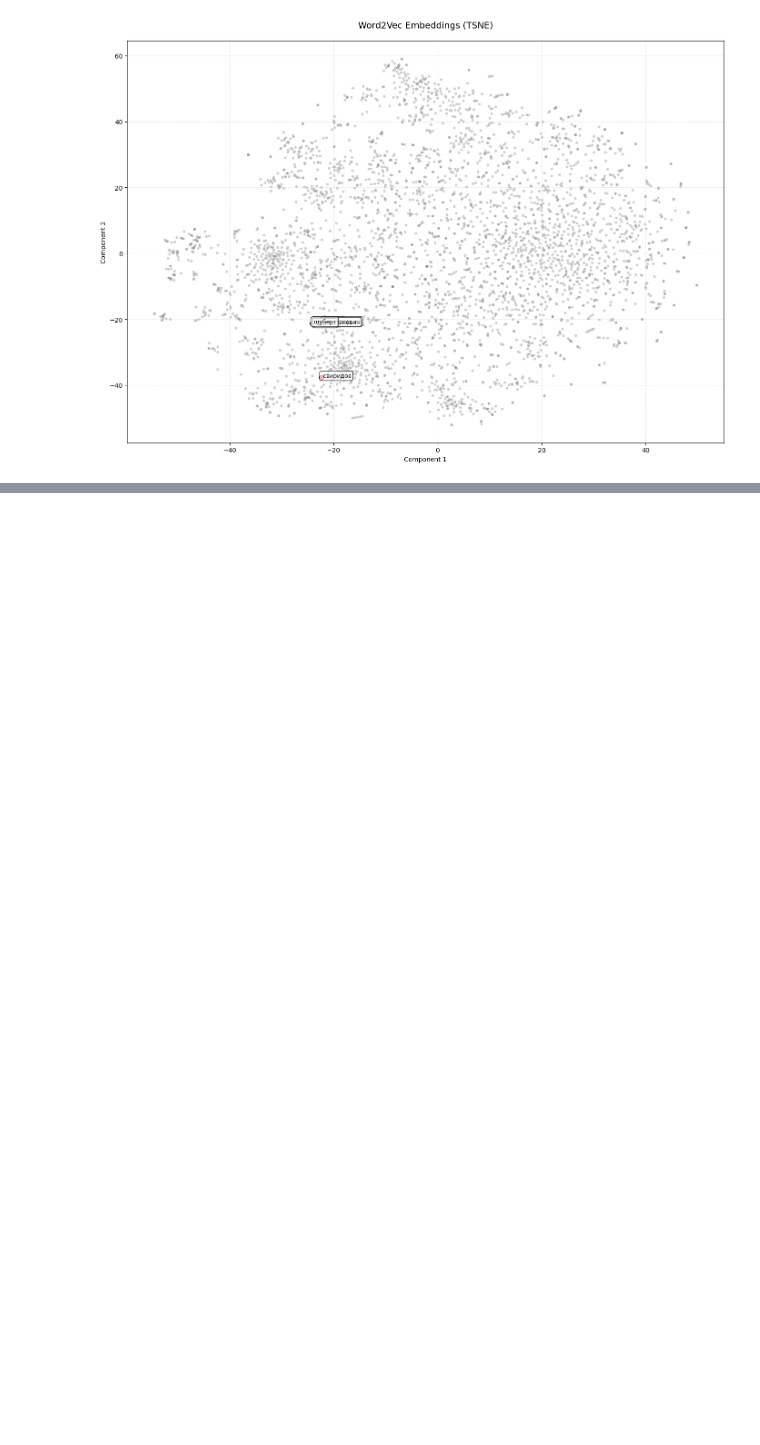
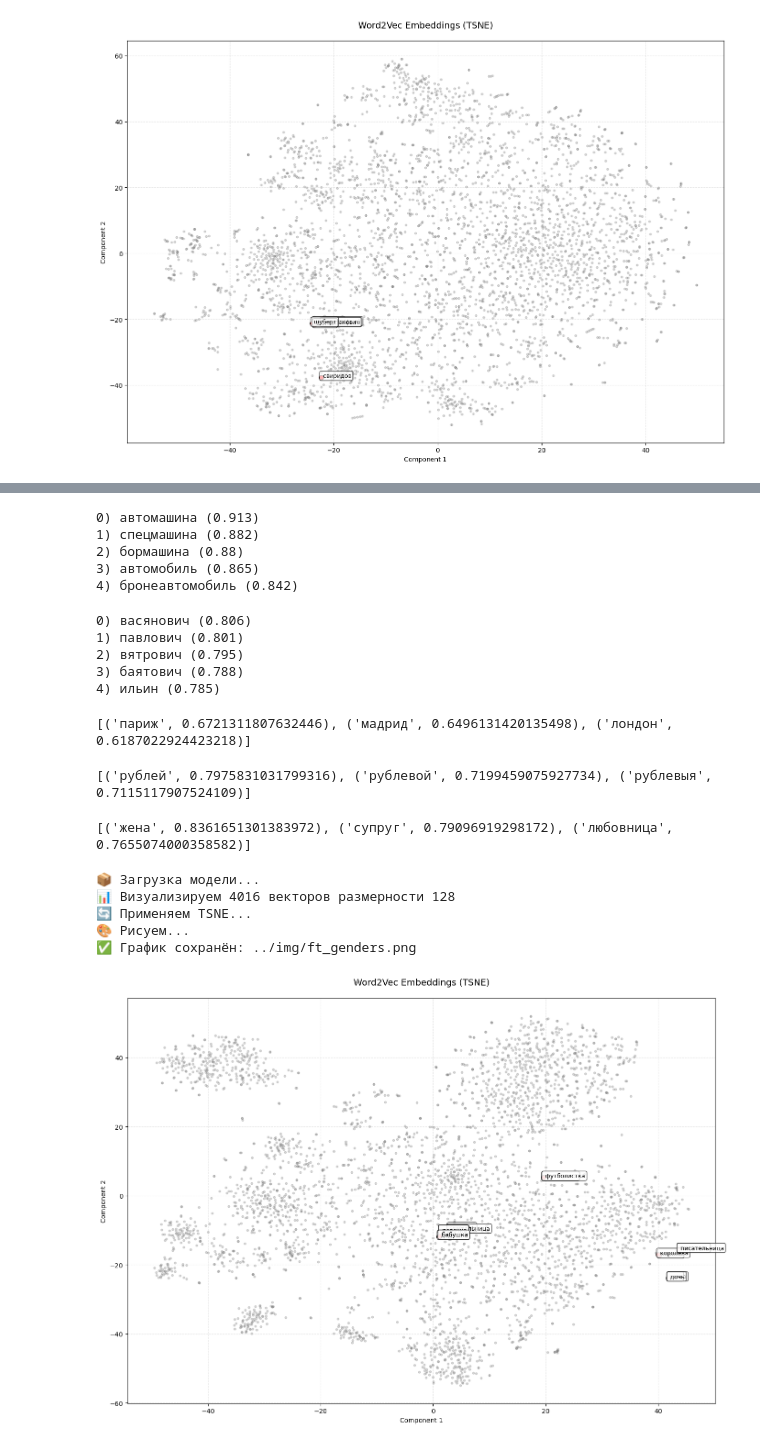
Before and after one commit to RitterJohn/tokenization_and_embeddings, a Jupyter notebook: scripts/embeddings.ipynb, the cells around one changed output, grey strips where cells are left out. Cells and saved outputs as stored; diff of their text form; code cells hidden in the pictures; blank space fills up the shorter version.

```diff
--- a/scripts/embeddings.ipynb
+++ b/scripts/embeddings.ipynb
@@ -263,0 +312,55 @@ plot_word_embeddings(
+# %%
+words = model.wv.most_similar("машина", topn=5)
+
+for i in range(len(words)):
+    print(f'{i}) {words[i][0]} ({round(words[i][1], 3)})')
+# %% [output]
+0) автомашина (0.913)
+1) спецмашина (0.882)
+2) бормашина (0.88)
+3) автомобиль (0.865)
+4) бронеавтомобиль (0.842)
+# %%
+words = model.wv.most_similar("ильич", topn=5)
+
+for i in range(len(words)):
+    print(f'{i}) {words[i][0]} ({round(words[i][1], 3)})')
+# %% [output]
+0) васянович (0.806)
+1) павлович (0.801)
+2) вятрович (0.795)
+3) баятович (0.788)
+4) ильин (0.785)
+# %%
+# 2. Аналогии (проверка линейных свойств)
+print(model.wv.most_similar(positive=["италия", "москва"], negative=["россия"], topn=3)) # Москва - Россия + Италия = Рим
+# %% [output]
+[('париж', 0.6721311807632446), ('мадрид', 0.6496131420135498), ('лондон', 0.6187022924423218)]
+# %%
+print(model.wv.most_similar(positive=["доллар", "россия"], negative=["сша"], topn=3)) # Доллар - США + Россия = Рубль
+# %% [output]
+[('рублей', 0.7975831031799316), ('рублевой', 0.7199459075927734), ('рублевыя', 0.7115117907524109)]
+# %%
+print(model.wv.most_similar(positive=["муж", "женщина"], negative=["мужчина"], topn=3)) # муж - мужчина + женщина = жена
+# %% [output]
+[('жена', 0.8361651301383972), ('супруг', 0.79096919298172), ('любовница', 0.7655074000358582)]
+# %%
+my_words = ['король', 'королева', 'муж', 'жена', 'учитель', 'учительница', 'писатель', 'писательница', 'сын', 'дочь', 'мальчик', 'девочка', 'футболист', 'футболистка', 'дедушка', 'бабушка']
+
+# Запуск визуализации
+plot_word_embeddings(
+    model_path='../models/22_lenta_model.model',  #
+    highlight_words=my_words,
+    method='tsne',
+    max_background=4000,    # меньше = быстрее, но менее репрезентативно
+    perplexity=30,
+    figsize=(14, 10),
+    picture_path = '../img/ft_genders.png'
+)
+# %% [output]
+📦 Загрузка модели...
+📊 Визуализируем 4016 векторов размерности 128
+🔄 Применяем TSNE...
+🎨 Рисуем...
+✅ График сохранён: ../img/ft_genders.png
+[figure, added]
```
Also changed, not shown: parts of 8 cells of this notebook, 7 other files.
